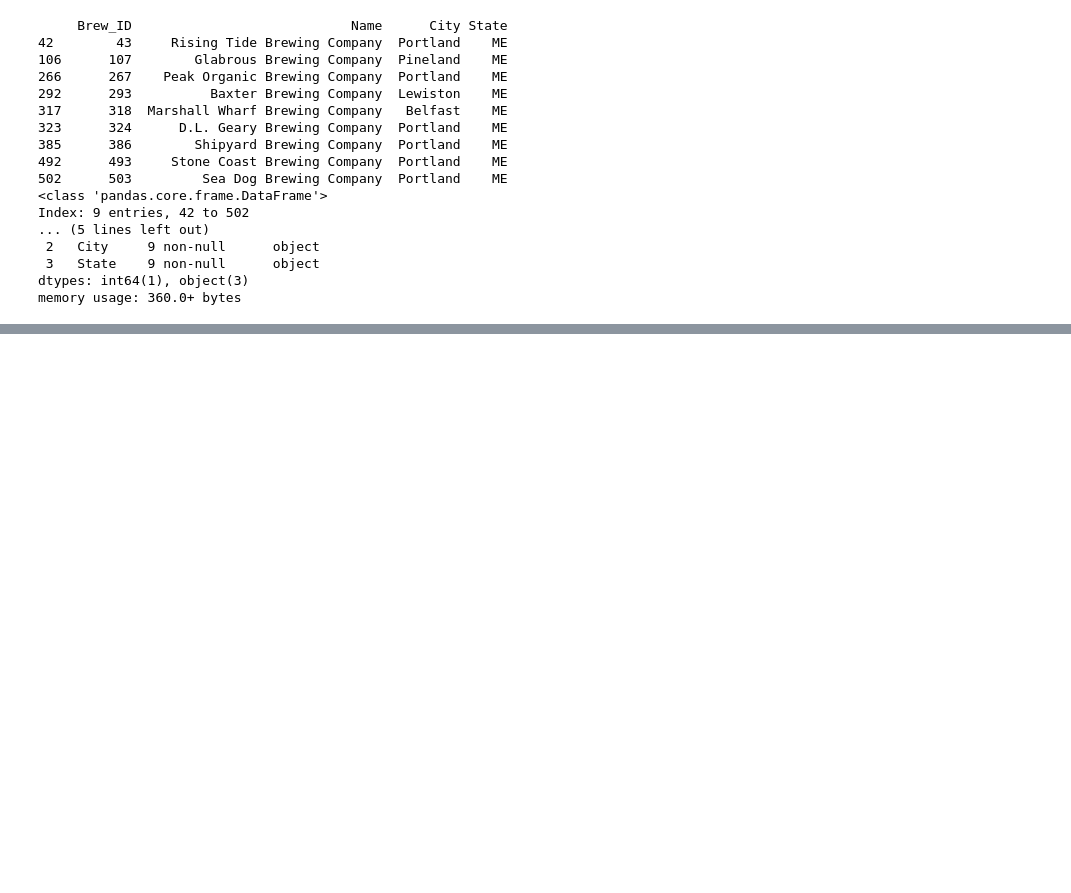
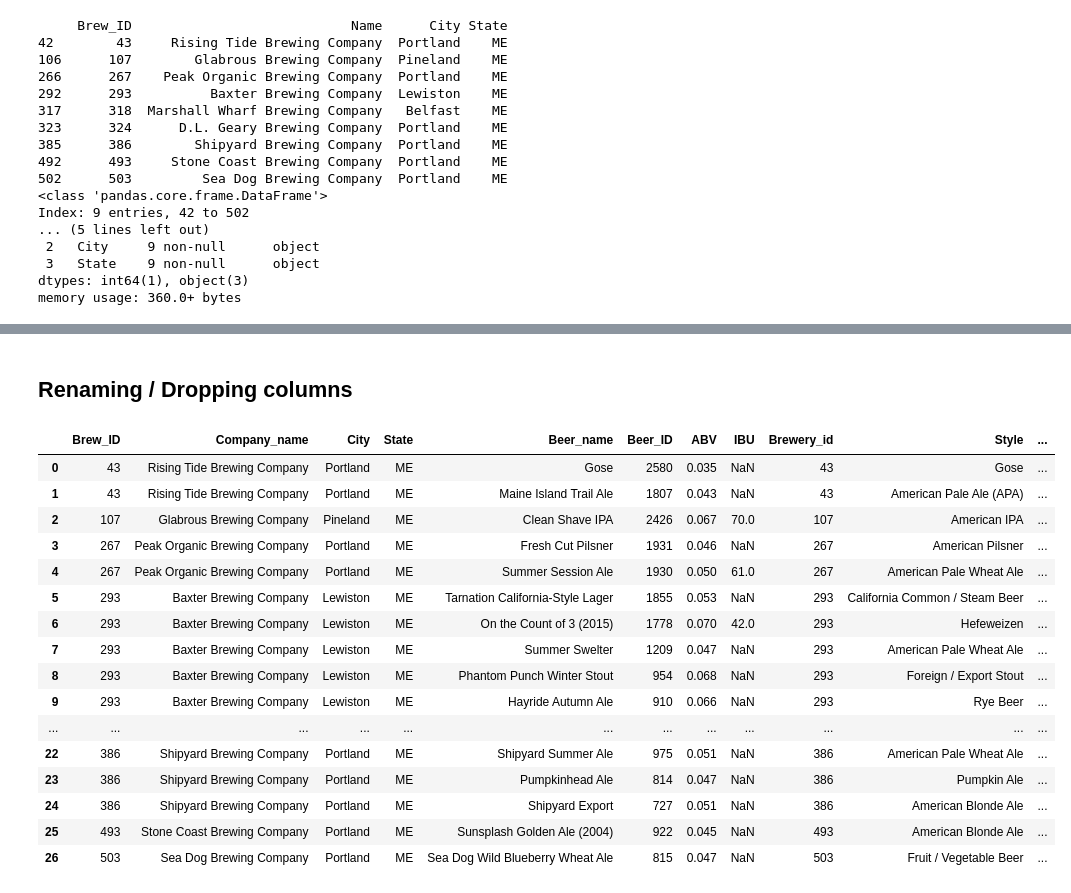
Before and after one commit to Jeisensei/Projects_folder, a Jupyter notebook: Maine_beer/beers.ipynb, the cells around one changed output, grey strips where cells are left out. Cells and saved outputs as stored; diff of their text form; code cells hidden in the pictures; blank space fills up the shorter version.

```diff
--- a/Maine_beer/beers.ipynb
+++ b/Maine_beer/beers.ipynb
@@ -94,0 +116,26 @@ memory usage: 360.0+ bytes
+# %% [markdown]
+## Renaming / Dropping columns
+# %%
+merged_df = merged_df.rename({
+  "Name_x": "Company_name",
+  "Name_y": "Beer_name"
+}, axis=1)
+merged_df
+# %% [output]
+|  | Brew_ID | Company_name | City | State | Beer_name | Beer_ID | ABV | IBU | Brewery_id | Style | ... |
+| 0 | 43 | Rising Tide Brewing Company | Portland | ME | Gose | 2580 | 0.035 | NaN | 43 | Gose | ... |
+| 1 | 43 | Rising Tide Brewing Company | Portland | ME | Maine Island Trail Ale | 1807 | 0.043 | NaN | 43 | American Pale Ale (APA) | ... |
+| 2 | 107 | Glabrous Brewing Company | Pineland | ME | Clean Shave IPA | 2426 | 0.067 | 70.0 | 107 | American IPA | ... |
+| 3 | 267 | Peak Organic Brewing Company | Portland | ME | Fresh Cut Pilsner | 1931 | 0.046 | NaN | 267 | American Pilsner | ... |
+| 4 | 267 | Peak Organic Brewing Company | Portland | ME | Summer Session Ale | 1930 | 0.050 | 61.0 | 267 | American Pale Wheat Ale | ... |
+| 5 | 293 | Baxter Brewing Company | Lewiston | ME | Tarnation California-Style Lager | 1855 | 0.053 | NaN | 293 | California Common / Steam Beer | ... |
+| 6 | 293 | Baxter Brewing Company | Lewiston | ME | On the Count of 3 (2015) | 1778 | 0.070 | 42.0 | 293 | Hefeweizen | ... |
+| 7 | 293 | Baxter Brewing Company | Lewiston | ME | Summer Swelter | 1209 | 0.047 | NaN | 293 | American Pale Wheat Ale | ... |
+| 8 | 293 | Baxter Brewing Company | Lewiston | ME | Phantom Punch Winter Stout | 954 | 0.068 | NaN | 293 | Foreign / Export Stout | ... |
+| 9 | 293 | Baxter Brewing Company | Lewiston | ME | Hayride Autumn Ale | 910 | 0.066 | NaN | 293 | Rye Beer | ... |
+| ... | ... | ... | ... | ... | ... | ... | ... | ... | ... | ... | ... |
+| 22 | 386 | Shipyard Brewing Company | Portland | ME | Shipyard Summer Ale | 975 | 0.051 | NaN | 386 | American Pale Wheat Ale | ... |
+| 23 | 386 | Shipyard Brewing Company | Portland | ME | Pumpkinhead Ale | 814 | 0.047 | NaN | 386 | Pumpkin Ale | ... |
+| 24 | 386 | Shipyard Brewing Company | Portland | ME | Shipyard Export | 727 | 0.051 | NaN | 386 | American Blonde Ale | ... |
+| 25 | 493 | Stone Coast Brewing Company | Portland | ME | Sunsplash Golden Ale (2004) | 922 | 0.045 | NaN | 493 | American Blonde Ale | ... |
+| 26 | 503 | Sea Dog Brewing Company | Portland | ME | Sea Dog Wild Blueberry Wheat Ale | 815 | 0.047 | NaN | 503 | Fruit / Vegetable Beer | ... |
```
Also changed, not shown: parts of 1 cell of this notebook, 6 other files.
